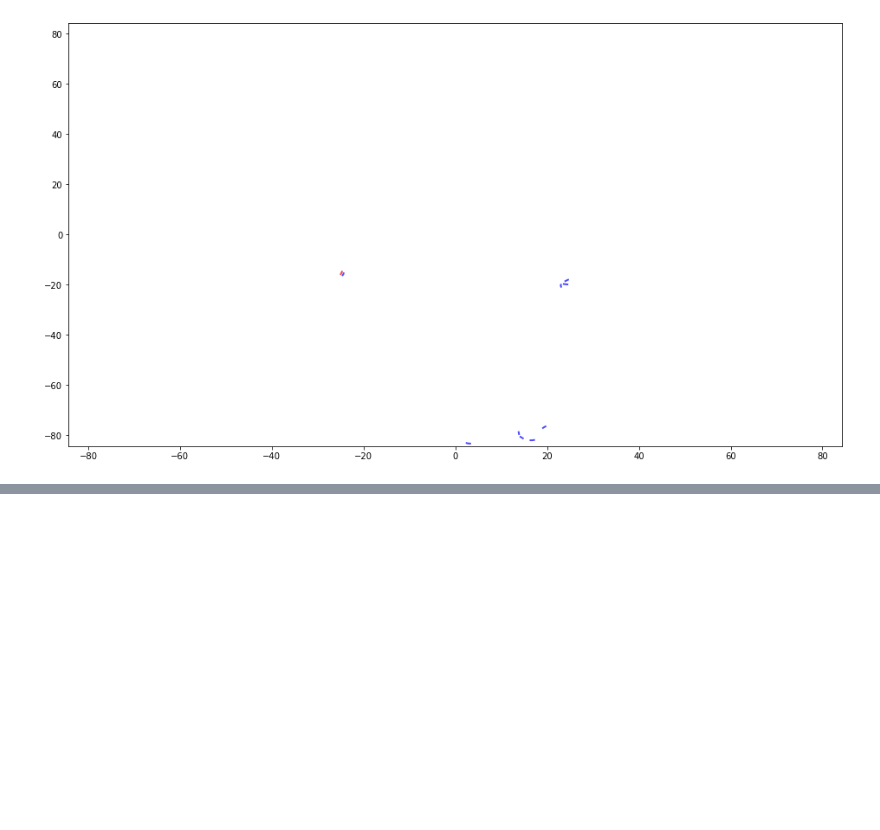
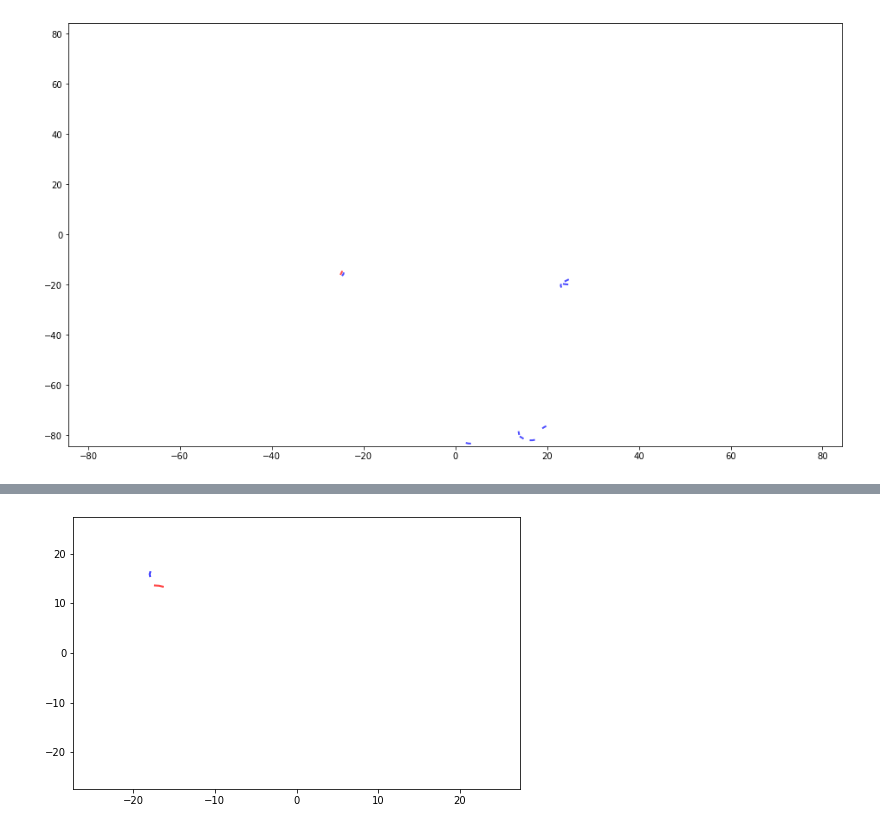
Before and after one commit to fbrand-new/reinforced-birds, a Jupyter notebook: AnimateTrajectory.ipynb, the cells around one changed output, grey strips where cells are left out. Cells and saved outputs as stored; diff of their text form; code cells hidden in the pictures; blank space fills up the shorter version.

```diff
--- a/AnimateTrajectory.ipynb
+++ b/AnimateTrajectory.ipynb
@@ -107,0 +104,4 @@ HTML(anim_p.to_html5_video())
+# %%
+anim_p = animate_trajectory(125000, data_folder="data")
+HTML(anim_p.to_html5_video())
+# %% [output]
@@ -107,0 +109 @@ HTML(anim_p.to_html5_video())
+[figure, added]
```
Also changed, not shown: parts of 6 cells of this notebook, 22 other files.
